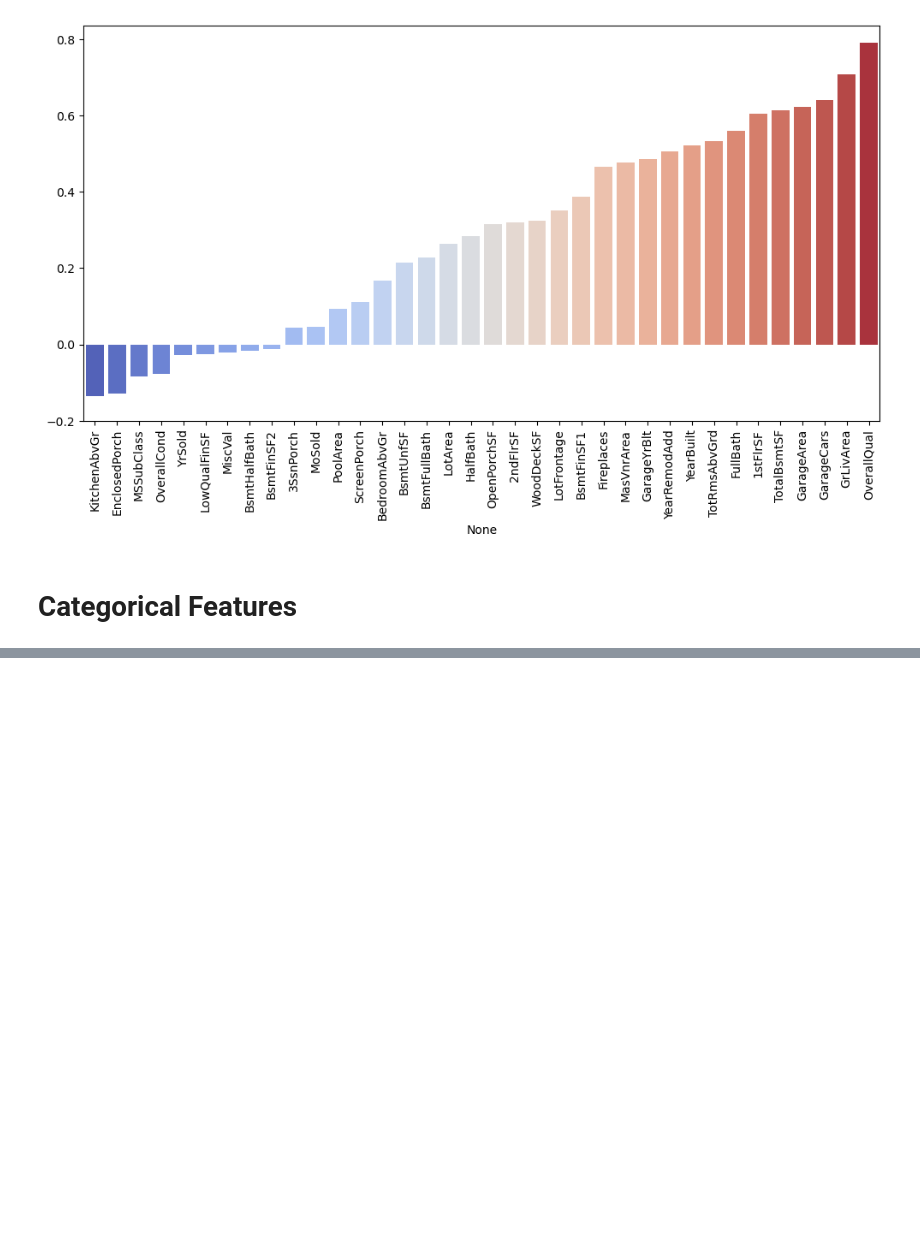
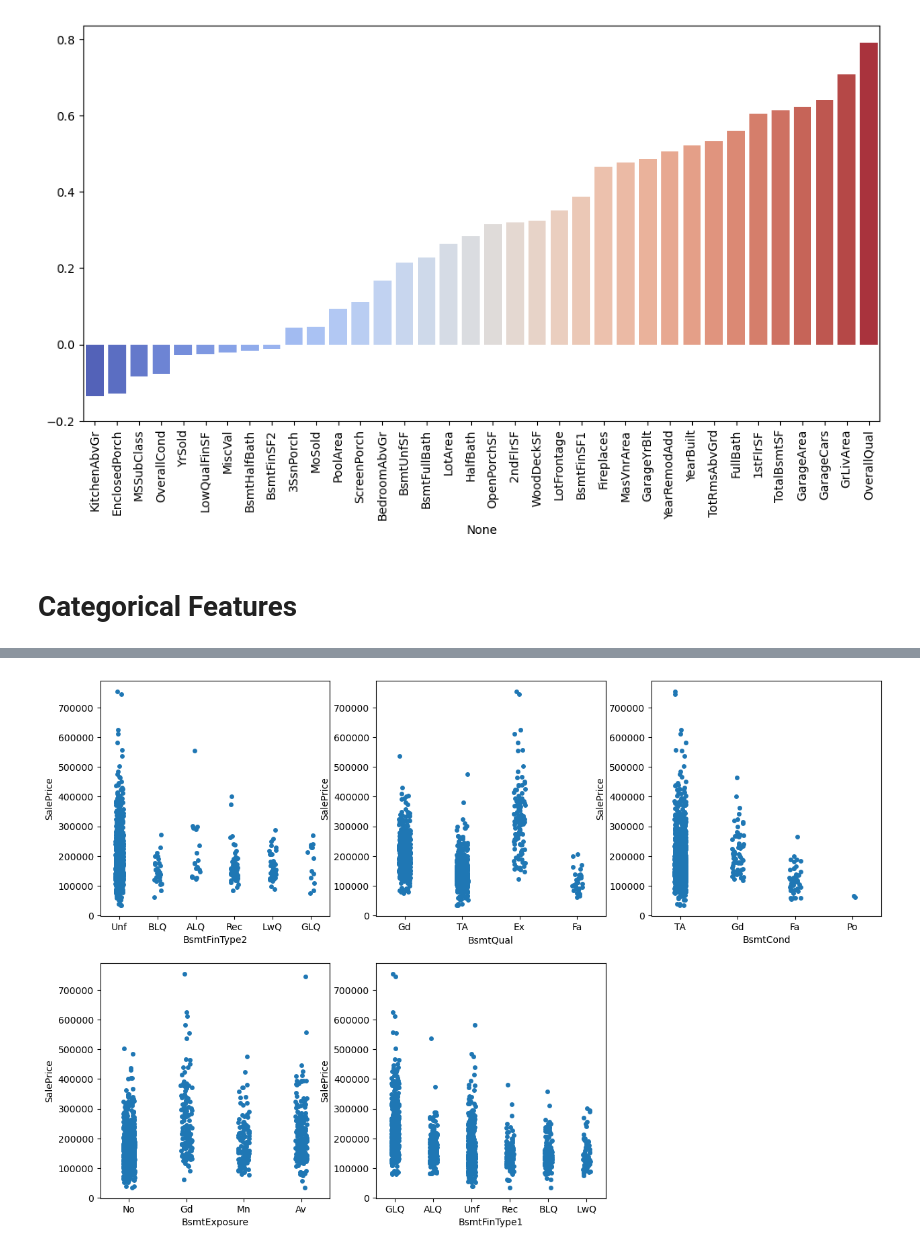
Before and after one commit to hieunguyen-cyber/Advanced_Regression, a Jupyter notebook: notebooks/exploratory_data_analysis.ipynb, the cells around one changed output, grey strips where cells are left out. Cells and saved outputs as stored; diff of their text form; code cells hidden in the pictures; blank space fills up the shorter version.

```diff
--- a/notebooks/exploratory_data_analysis.ipynb
+++ b/notebooks/exploratory_data_analysis.ipynb
@@ -208,0 +228,11 @@ GarageCond   : 81   missing values - 5.55% - 6 unique values
+# %%
+Bstmnt_cols = ['BsmtQual', 'BsmtCond', 'BsmtExposure', 'BsmtFinType1', 'BsmtFinType2']
+Garage_cols = ['GarageType', 'GarageFinish', 'GarageQual', 'GarageCond']
+# %%
+fig2, ax2 = plt.subplots(2, 3, figsize=(15, 10))
+ax2.flat[-1].set_visible(False)
+for r in range(2):
+    for c in range(3):
+        sns.stripplot(data=data,x=Bstmnt_cols[r*3+c-1] , y="SalePrice" , ax=ax2[r,c])
+# %% [output]
+[figure, added]
```
Also changed, not shown: parts of 13 cells of this notebook, 2 other files.
